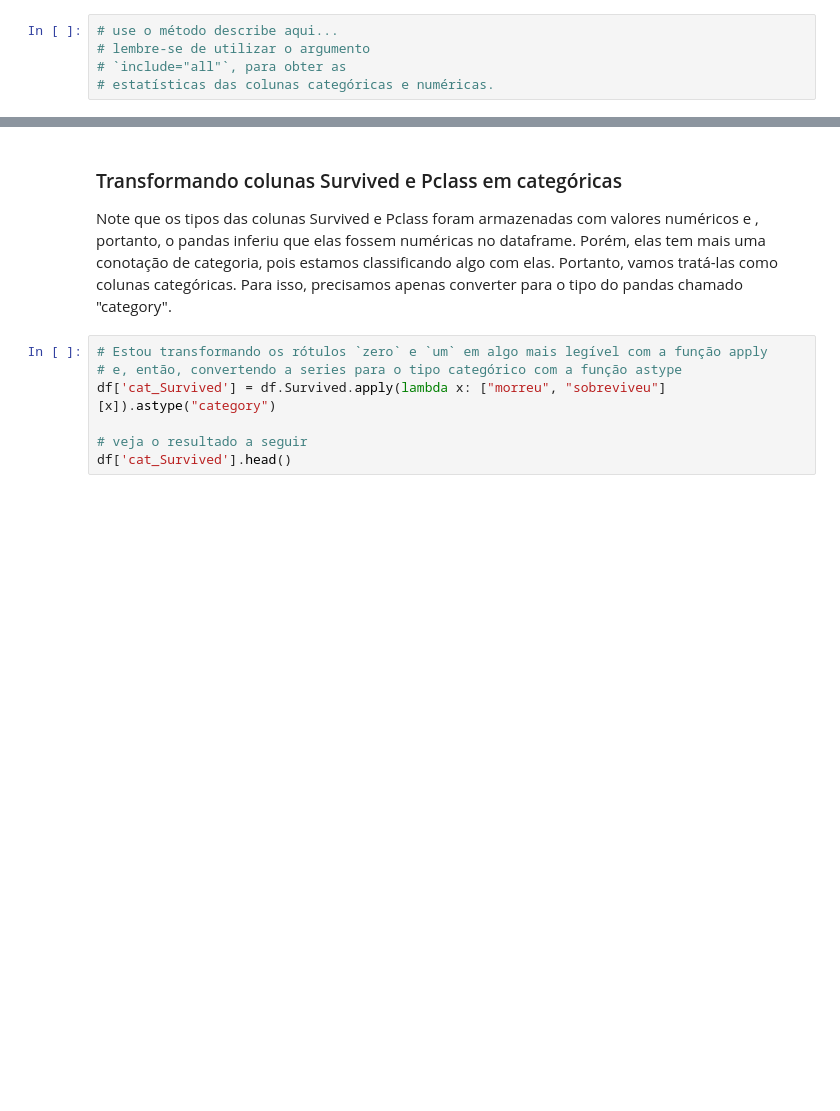
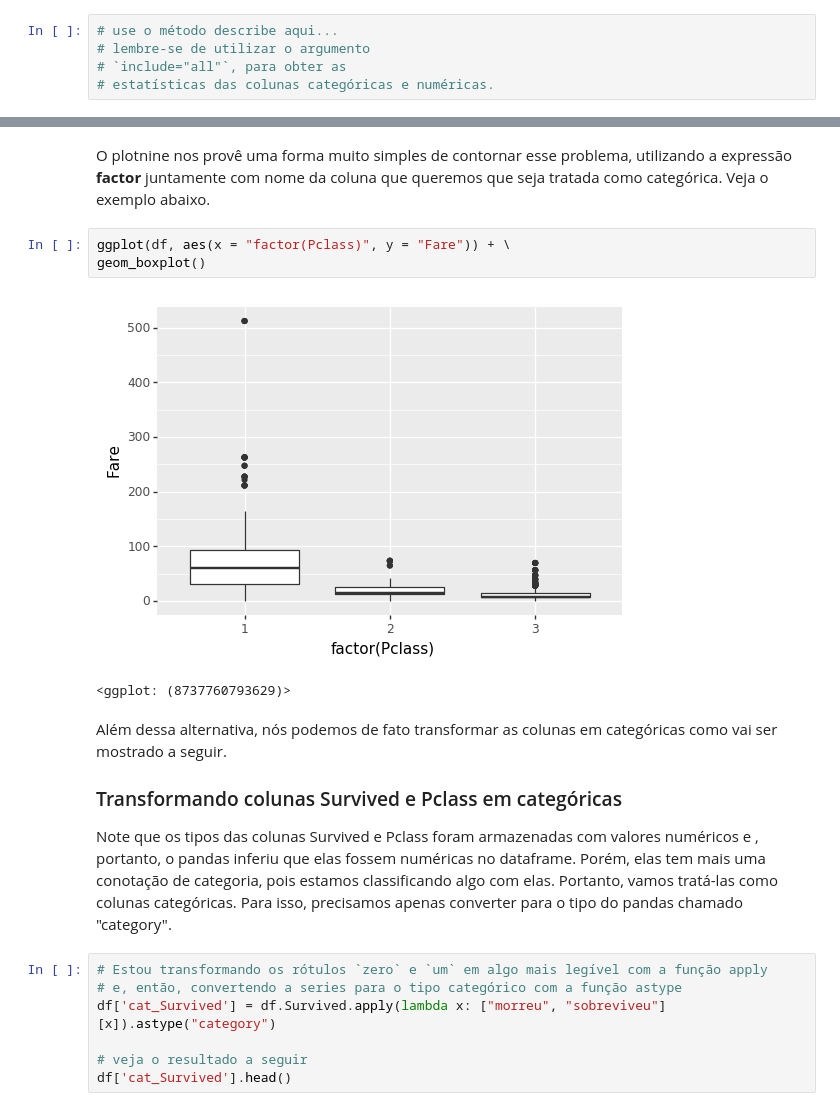
Before and after one commit to raphaelcampos/introducao-linguagens-estatisticas, a Jupyter notebook: EAD/Unidade 04 - Introdução à Análise de Dados/Python/Exercício - Titanic.ipynb, the cells around one changed output, grey strips where cells are left out. Saved outputs shown, nothing was run; the diff lists cells and outputs as text; blank space fills up the shorter version.

```diff
--- a/EAD/Unidade 04 - Introdução à Análise de Dados/Python/Exercício - Titanic.ipynb
+++ b/EAD/Unidade 04 - Introdução à Análise de Dados/Python/Exercício - Titanic.ipynb
@@ -40,4 +50,14 @@
+# %% [markdown]
+O plotnine nos provê uma forma muito simples de contornar esse problema, utilizando a expressão **factor** juntamente com nome da coluna que queremos que seja tratada como categórica. Veja o exemplo abaixo.
+# %%
+ggplot(df, aes(x = "factor(Pclass)", y = "Fare")) + \
+geom_boxplot()
+# %% [output]
+[figure, added]
+<ggplot: (8737760793629)>
 # %% [markdown]
+Além dessa alternativa, nós podemos de fato transformar as colunas em categóricas como vai ser mostrado a seguir.
+
 ### Transformando colunas Survived e Pclass em categóricas
 
 Note que os tipos das colunas Survived e Pclass foram armazenadas com valores numéricos e , portanto, o pandas inferiu que elas fossem numéricas no dataframe. Porém, elas tem mais uma conotação de categoria, pois estamos classificando algo com elas. Portanto, vamos tratá-las como colunas categóricas. Para isso, precisamos apenas converter para o tipo do pandas chamado "category".
```
Also changed, not shown: parts of 13 cells of this notebook.
